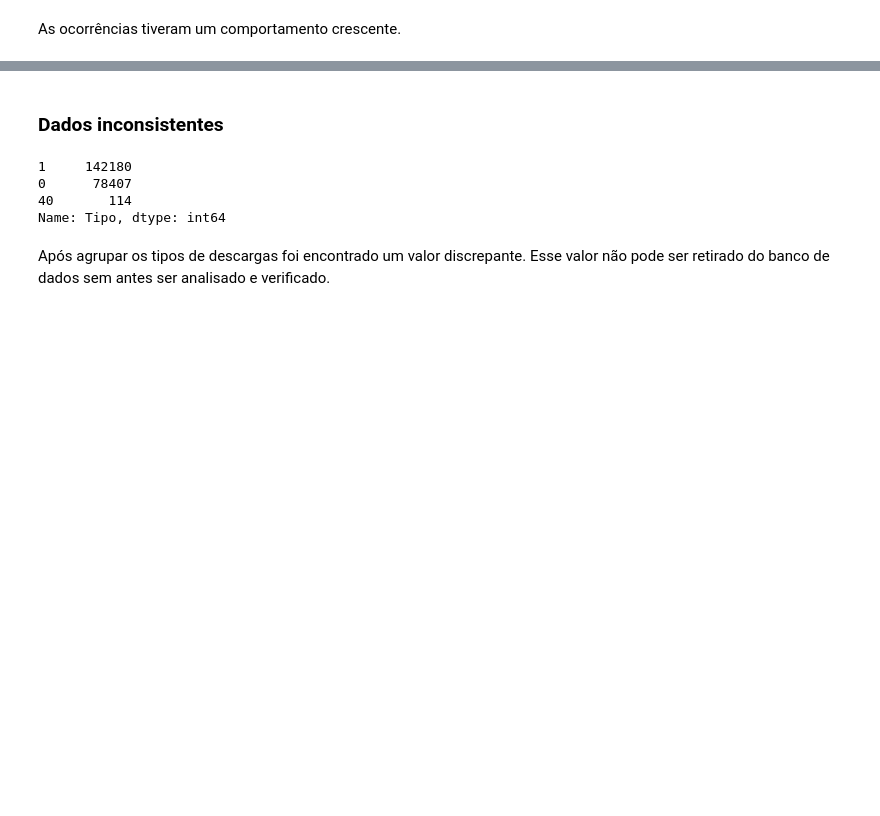
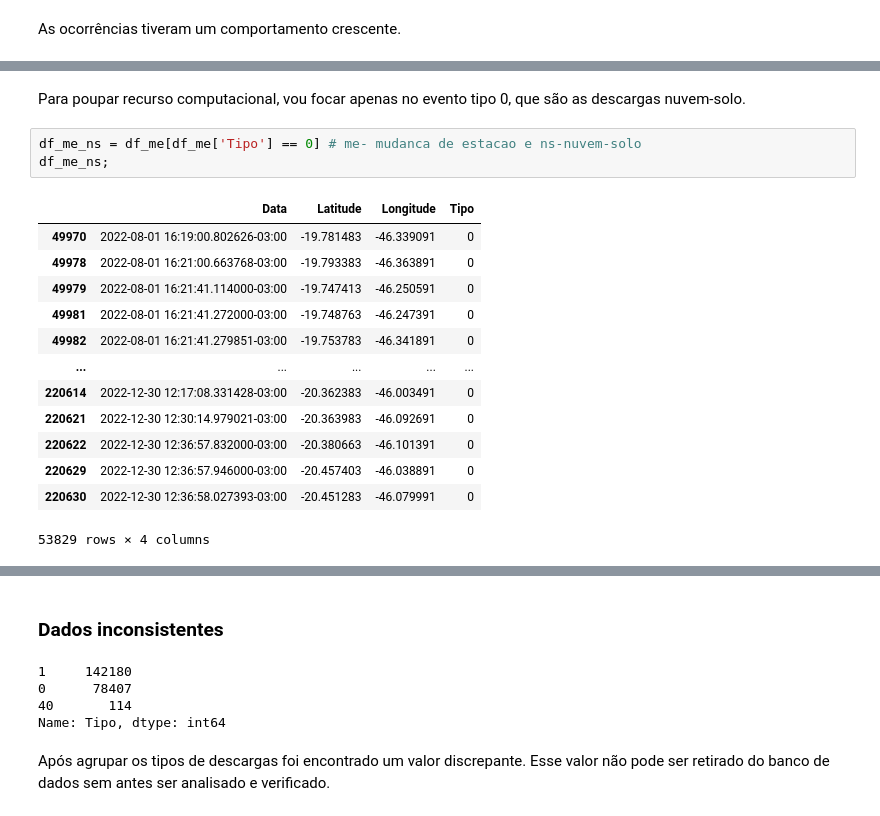
Before and after one commit to RosanaAlves/Descargas-Atmosfericas, a Jupyter notebook: Analise_Descritiva_v01_11-12-23.ipynb, the cells around one changed output, grey strips where cells are left out. Cells and saved outputs as stored; diff of their text form; blank space fills up the shorter version.

```diff
--- a/Analise_Descritiva_v01_11-12-23.ipynb
+++ b/Analise_Descritiva_v01_11-12-23.ipynb
@@ -196,0 +170,19 @@ mapa_mg
+# %% [markdown]
+Para poupar recurso computacional,  vou focar apenas no evento tipo 0, que  são as descargas nuvem-solo.
+# %%
+df_me_ns = df_me[df_me['Tipo'] == 0] # me- mudanca de estacao e ns-nuvem-solo
+df_me_ns;
+# %% [output]
+|  | Data | Latitude | Longitude | Tipo |
+| 49970 | 2022-08-01 16:19:00.802626-03:00 | -19.781483 | -46.339091 | 0 |
+| 49978 | 2022-08-01 16:21:00.663768-03:00 | -19.793383 | -46.363891 | 0 |
+| 49979 | 2022-08-01 16:21:41.114000-03:00 | -19.747413 | -46.250591 | 0 |
+| 49981 | 2022-08-01 16:21:41.272000-03:00 | -19.748763 | -46.247391 | 0 |
+| 49982 | 2022-08-01 16:21:41.279851-03:00 | -19.753783 | -46.341891 | 0 |
+| ... | ... | ... | ... | ... |
+| 220614 | 2022-12-30 12:17:08.331428-03:00 | -20.362383 | -46.003491 | 0 |
+| 220621 | 2022-12-30 12:30:14.979021-03:00 | -20.363983 | -46.092691 | 0 |
+| 220622 | 2022-12-30 12:36:57.832000-03:00 | -20.380663 | -46.101391 | 0 |
+| 220629 | 2022-12-30 12:36:57.946000-03:00 | -20.457403 | -46.038891 | 0 |
+| 220630 | 2022-12-30 12:36:58.027393-03:00 | -20.451283 | -46.079991 | 0 |
+53829 rows × 4 columns
```
Also changed, not shown: parts of 10 cells of this notebook.
